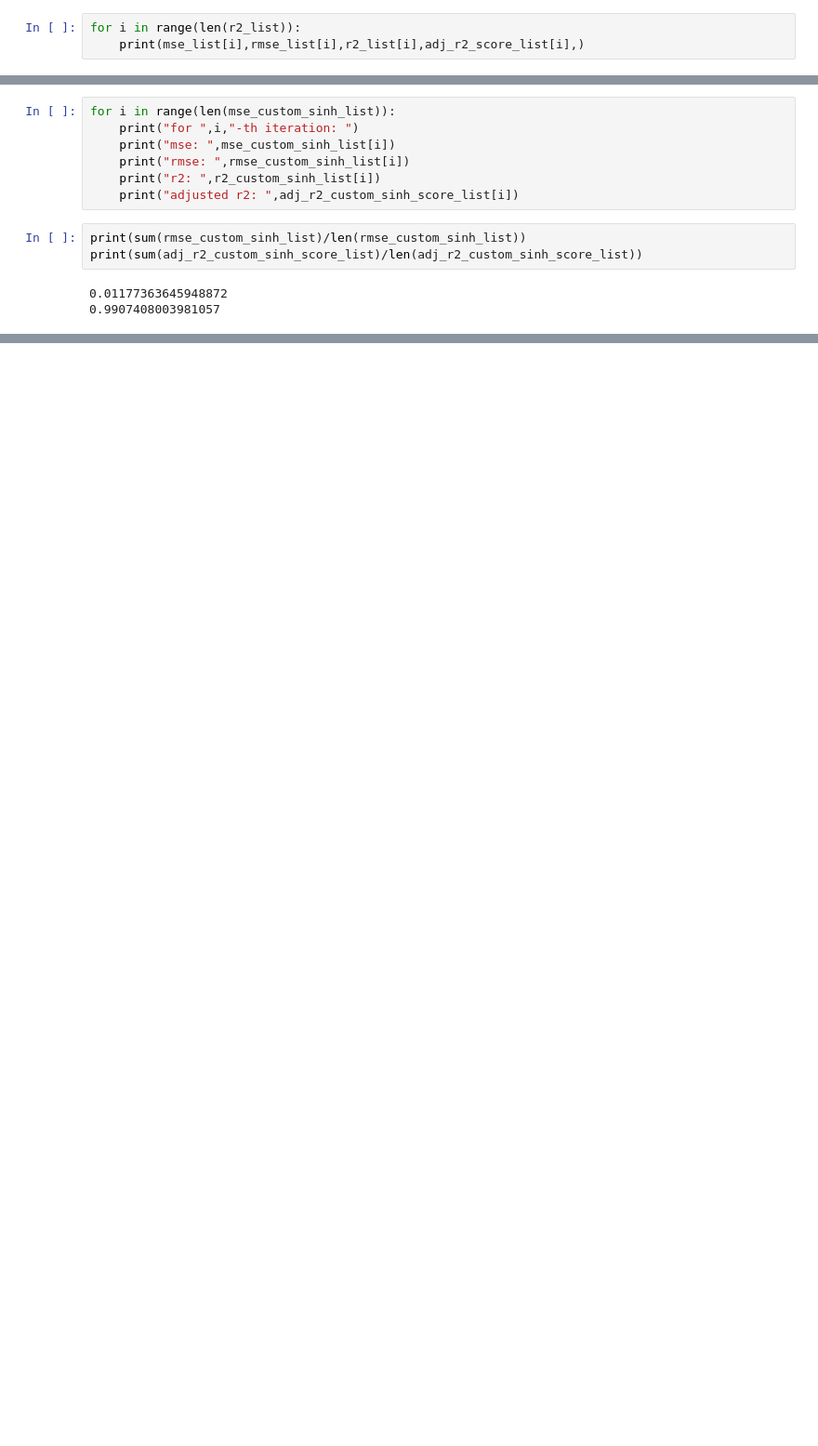
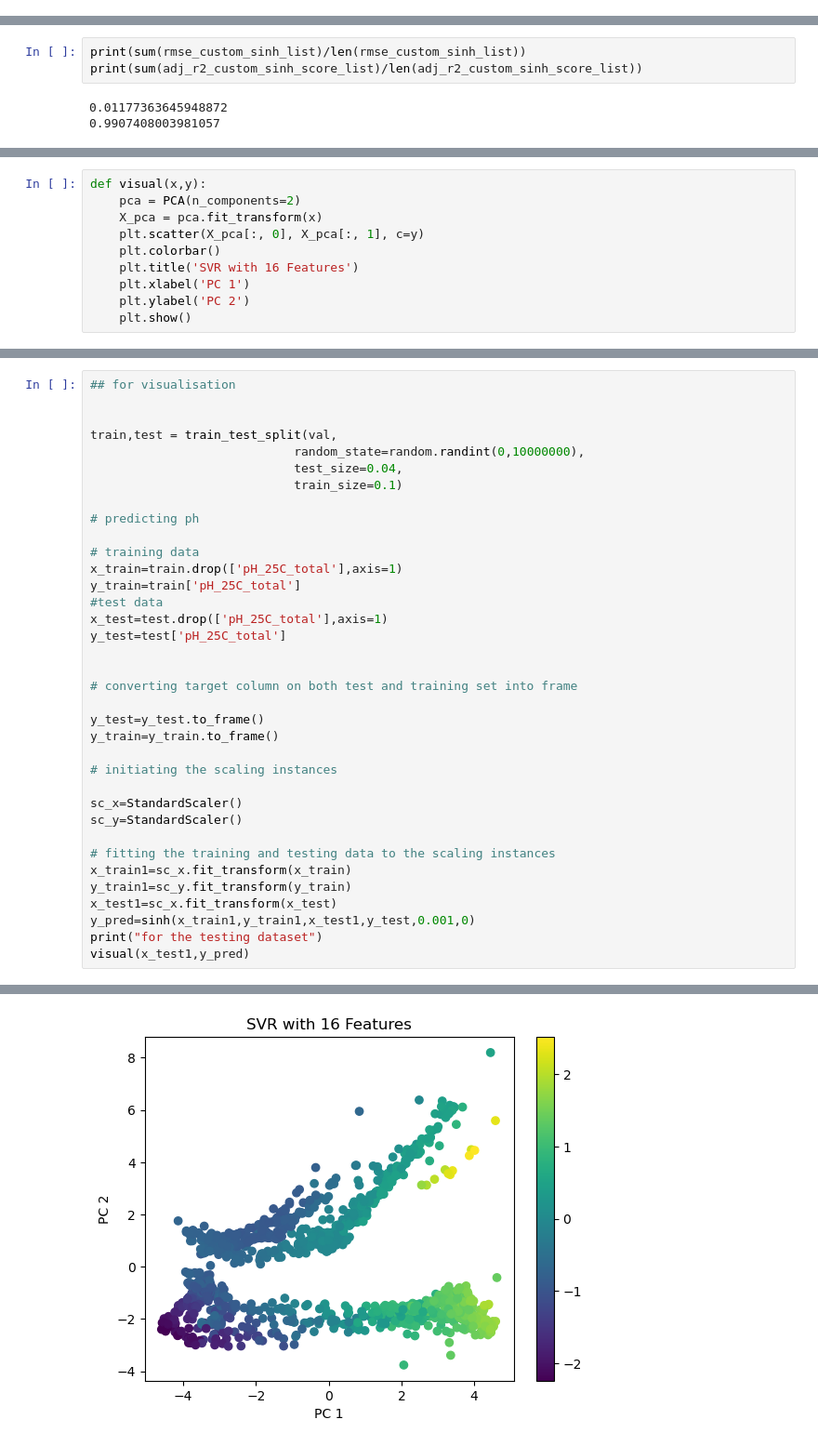
Before and after one commit to asif-saad/Analysis-of-Ocean-Climate, a Jupyter notebook: main.ipynb, the cells around one changed output, grey strips where cells are left out. Shown: that part at 93% size. Cells and saved outputs as stored; diff of their text form; blank space fills up the shorter version.

Commit message:
commenting required, doing visual

```diff
--- a/main.ipynb
+++ b/main.ipynb
@@ -413,6 +344,3 @@ Total  1  number of records found yet!
 153 -th iterations
 adjusted r-squared: 0.04224822244182591
 Total  10  number of records found yet!
-# %%
-for i in range(len(r2_list)):
-    print(mse_list[i],rmse_list[i],r2_list[i],adj_r2_score_list[i],)
@@ -1274,10 +1067,3 @@ KeyboardInterrupt:
-# %%
-for i in range(len(mse_custom_sinh_list)):
-    print("for ",i,"-th iteration: ")
-    print("mse: ",mse_custom_sinh_list[i])
-    print("rmse: ",rmse_custom_sinh_list[i])
-    print("r2: ",r2_custom_sinh_list[i])
-    print("adjusted r2: ",adj_r2_custom_sinh_score_list[i])
 # %%
 print(sum(rmse_custom_sinh_list)/len(rmse_custom_sinh_list))
 print(sum(adj_r2_custom_sinh_score_list)/len(adj_r2_custom_sinh_score_list))
@@ -1452,0 +1077,10 @@ print(sum(adj_r2_custom_sinh_score_list)/len(adj_r2_custom_sinh_score_list))
+# %%
+def visual(x,y):
+    pca = PCA(n_components=2)
+    X_pca = pca.fit_transform(x)
+    plt.scatter(X_pca[:, 0], X_pca[:, 1], c=y)
+    plt.colorbar()
+    plt.title('SVR with 16 Features')
+    plt.xlabel('PC 1')
+    plt.ylabel('PC 2')
+    plt.show()
@@ -1452,0 +1118,37 @@ print(sum(adj_r2_custom_sinh_score_list)/len(adj_r2_custom_sinh_score_list))
+# %%
+## for visualisation
+
+
+train,test = train_test_split(val,
+                            random_state=random.randint(0,10000000),
+                            test_size=0.04,
+                            train_size=0.1)
+
+# predicting ph
+
+# training data
+x_train=train.drop(['pH_25C_total'],axis=1)
+y_train=train['pH_25C_total']
+#test data
+x_test=test.drop(['pH_25C_total'],axis=1)
+y_test=test['pH_25C_total']
+
+
+# converting target column on both test and training set into frame
+
+y_test=y_test.to_frame()
+y_train=y_train.to_frame()
+
+# initiating the scaling instances
+
+sc_x=StandardScaler()
+sc_y=StandardScaler()
+
+# fitting the training and testing data to the scaling instances
+x_train1=sc_x.fit_transform(x_train)
+y_train1=sc_y.fit_transform(y_train)
+x_test1=sc_x.fit_transform(x_test)
+y_pred=sinh(x_train1,y_train1,x_test1,y_test,0.001,0)
+print("for the testing dataset")
+visual(x_test1,y_pred)
+# %% [output]
@@ -1452,0 +1156 @@ print(sum(adj_r2_custom_sinh_score_list)/len(adj_r2_custom_sinh_score_list))
+[figure, added]
```
Also changed, not shown: parts of 34 cells of this notebook, 1 other file.
